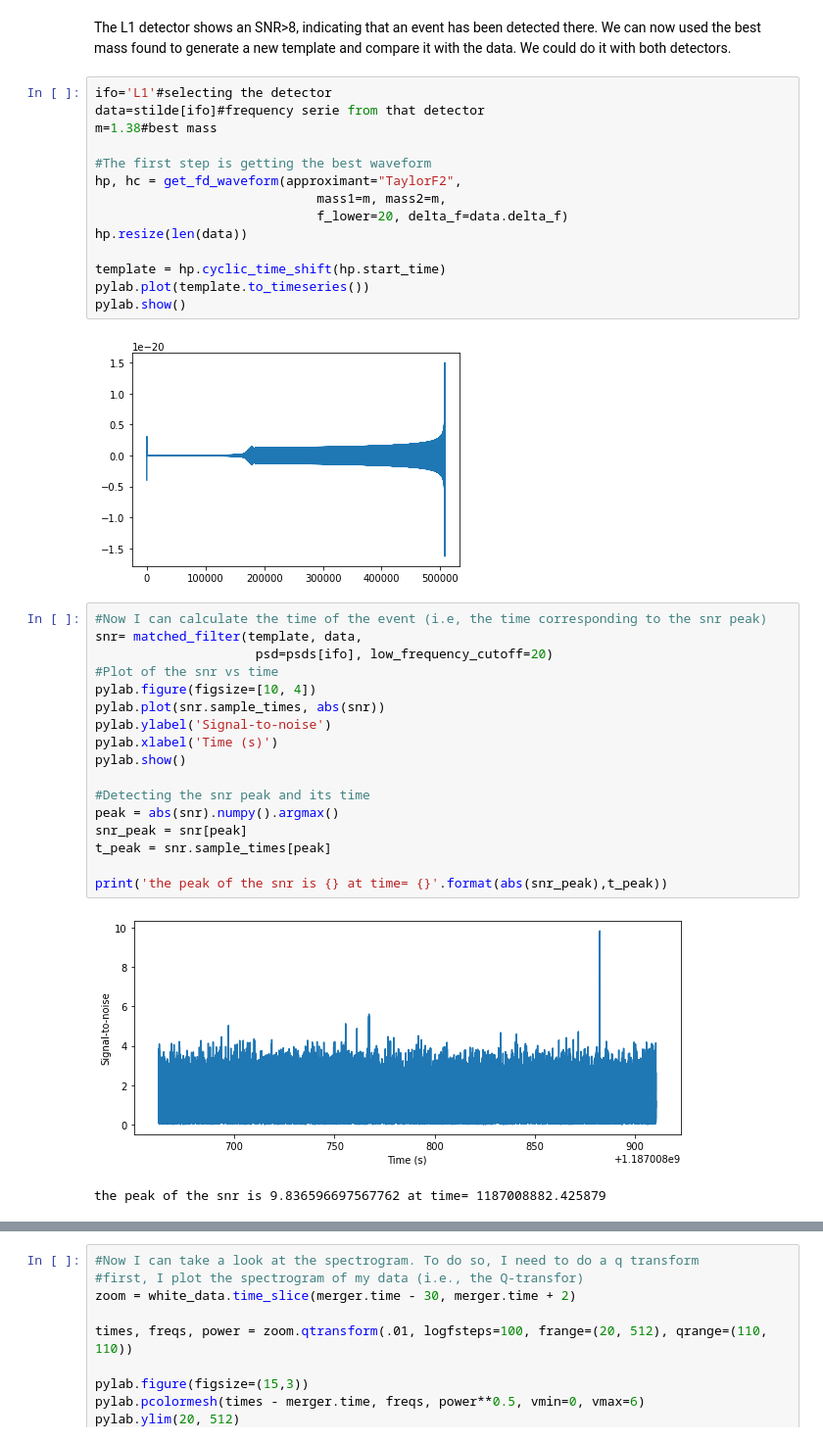
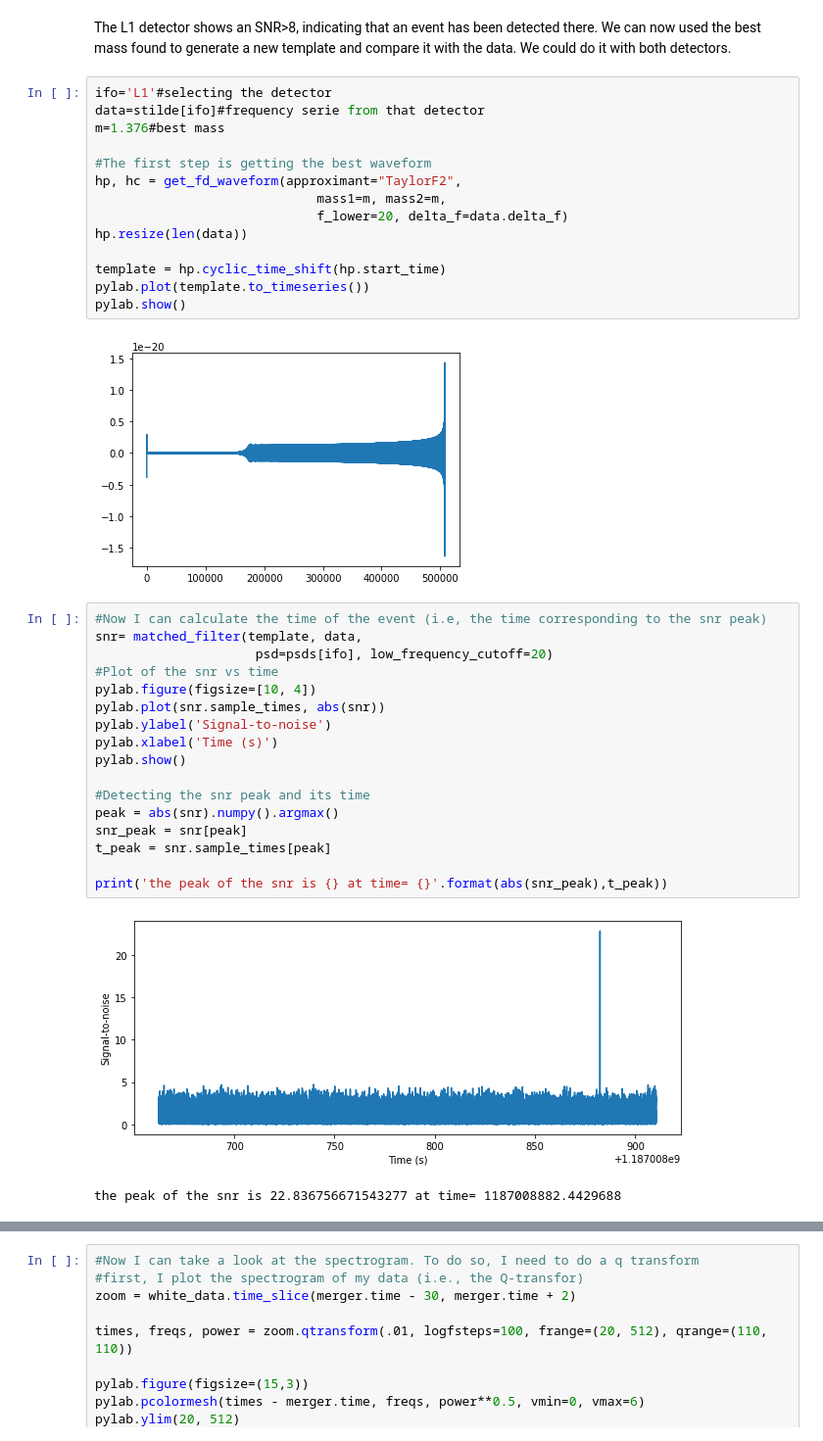
Before and after one commit to tsiligardi/PRA3024-Analysis-of-big-data-in-physics, a Jupyter notebook: GWDA_Ex_1_.ipynb, the cells around one changed output, grey strips where cells are left out. Shown at 98% size. Saved outputs shown, nothing was run; the diff lists cells and outputs as text.

```diff
--- a/GWDA_Ex_1_.ipynb
+++ b/GWDA_Ex_1_.ipynb
@@ -160,19 +162,19 @@ The L1 detector shows an SNR>8, indicating that an event has been detected there
 # %%
 ifo='L1'#selecting the detector
 data=stilde[ifo]#frequency serie from that detector
-m=1.38#best mass
+m=1.376#best mass
 
 #The first step is getting the best waveform
 hp, hc = get_fd_waveform(approximant="TaylorF2",
                              mass1=m, mass2=m,
                              f_lower=20, delta_f=data.delta_f)
 hp.resize(len(data))
 
 template = hp.cyclic_time_shift(hp.start_time)
 pylab.plot(template.to_timeseries())
 pylab.show()
 # %% [output]
-[figure, old version]
+[figure, new version]
 # %%
 #Now I can calculate the time of the event (i.e, the time corresponding to the snr peak)
 snr= matched_filter(template, data,
@@ -191,8 +193,8 @@ t_peak = snr.sample_times[peak]
 
 print('the peak of the snr is {} at time= {}'.format(abs(snr_peak),t_peak))
 # %% [output]
-[figure, old version]
+[figure, new version]
-the peak of the snr is 9.836596697567762 at time= 1187008882.425879
+the peak of the snr is 22.836756671543277 at time= 1187008882.4429688
 # %%
 #with these data, I can now show how my template overlap with the signal
 #first I need to withen the data, and convert them to a time series
```
Also changed, not shown: parts of 12 cells of this notebook.
